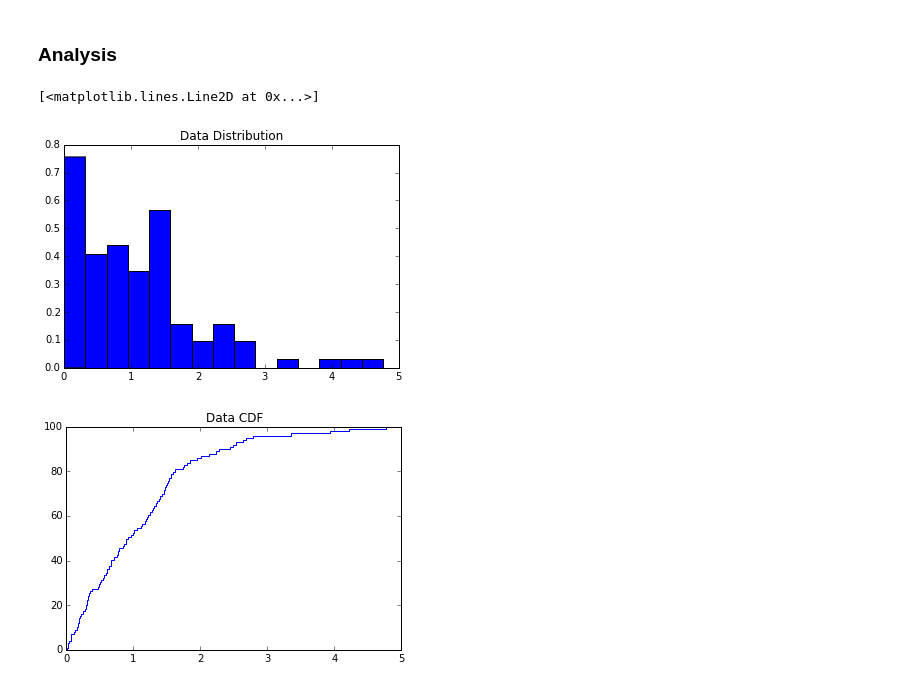
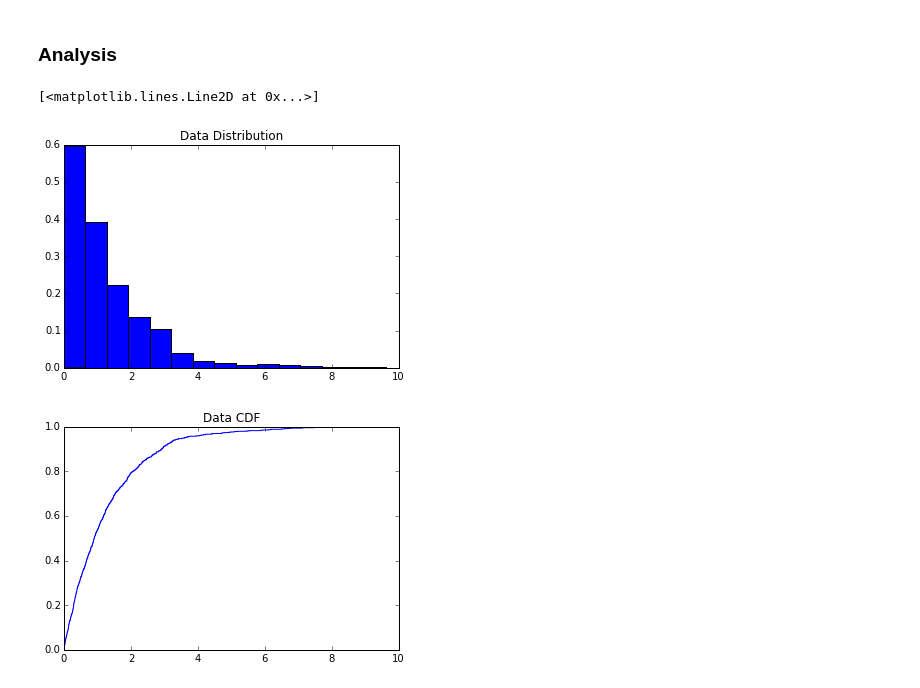
Before and after one commit to duccioa/qm_coursewrk2, a Jupyter notebook: qm_coursewrk2.ipynb, the cells around one changed output. Saved outputs shown, nothing was run; the diff lists cells and outputs as text; code cells hidden in the pictures.

```diff
--- a/qm_coursewrk2.ipynb
+++ b/qm_coursewrk2.ipynb
@@ -72,26 +68,26 @@ def eval_pvalue(p_value, sign_lev):
 ### Analysis
 # %%
 #define the data
-data_size = 100 #type size
+data_size = 1000 #type size
 data_mean = 20 #type data mean
 data_std = 2 #type data standard deviation
 #data = np.random.normal(loc =data_mean, scale =data_std, size=data_size)#normally distributed data
 data = np.random.exponential(scale = 1.2, size = data_size)#random data from exponetial distribution #debug
 #plot data
 nbins = 15
 plt.figure(1)
 plt.title("Data Distribution")
 plt.hist(data, nbins, normed = True)
 #plot data CDF
 data.sort()
-cum_freq = np.linspace(1/data_size, data_size, data_size)
+cum_freq_plot = np.linspace(1/data_size, 1, data_size)
 plt.figure(2)
 plt.title("Data CDF")
-plt.step(data, cum_freq, 'b-', where = 'post')
+plt.step(data, cum_freq_plot, 'b-', where = 'post')
 # %% [output]
 [<matplotlib.lines.Line2D at 0x...>]
-[figure, old version]
+[figure, new version]
-[figure, old version]
+[figure, new version]
 # %%
 #KS statistic for the data
 KS_test = ks_norm(data)
```
Also changed, not shown: parts of 5 cells of this notebook, 1 other file.
